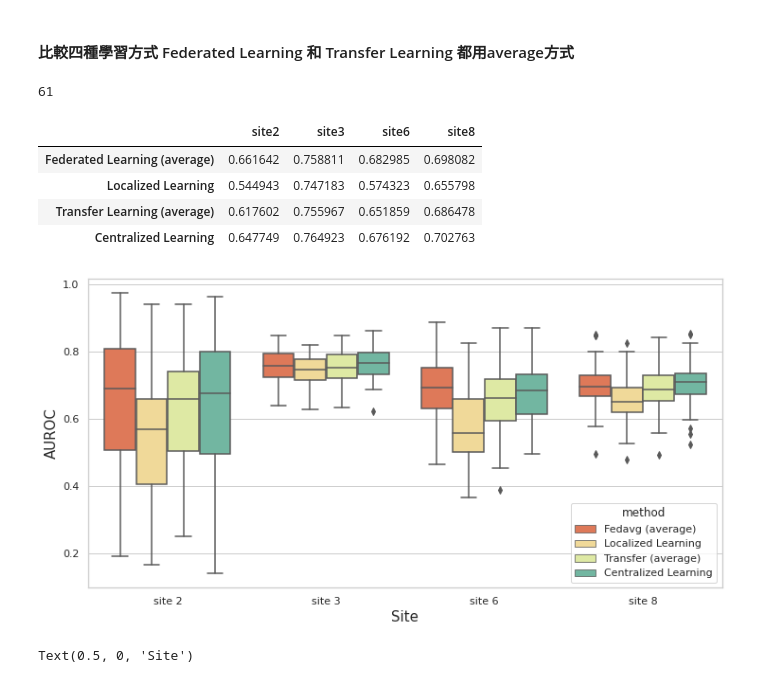
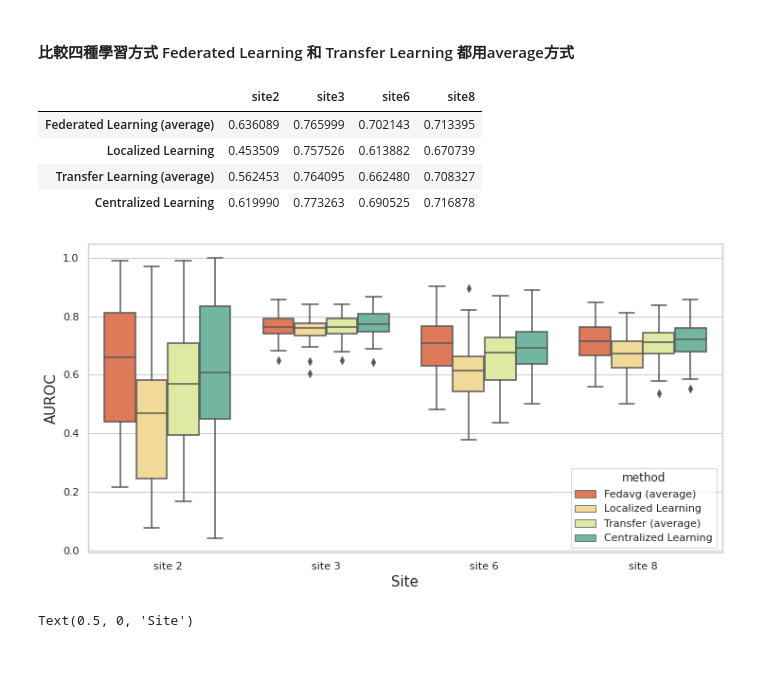
Before and after one commit to qqq951009/Federated_Learning, a Jupyter notebook: seerdb/data_visualization.ipynb, the cells around one changed output. Cells and saved outputs as stored; diff of their text form; code cells hidden in the pictures.

Commit message:
Use fill median (conference version) as the imputation method

```diff
--- a/seerdb/data_visualization.ipynb
+++ b/seerdb/data_visualization.ipynb
@@ -8,7 +8,7 @@ import matplotlib.pyplot as plt
 from statsmodels.stats.multicomp import MultiComparison
 from statsmodels.stats.multicomp import pairwise_tukeyhsd
 # %%
-directory = '/home/refu0917/lungcancer/remote_output1/output_folder/imputation_test_folder/df_fedavg_average'
+directory = '/home/refu0917/lungcancer/remote_output1/output_folder/drop_and_fill_folder/df_fedavg_average'
 fedavg = pd.DataFrame()
 for i in [2,3,6,8]:
     fedavg[f'site{i}'] = pd.read_csv(directory+str(i)+'.csv',index_col = [0])
@@ -17,8 +15,8 @@ for i in [2,3,6,8]:
 # %%
 #fedavg = pd.read_csv('/home/refu0917/lungcancer/remote_output1/output_folder/df_fedavg_average.csv', index_col=[0])
-local_df = pd.read_csv('/home/refu0917/lungcancer/remote_output1/output_folder/imputation_test_folder/local_val_df.csv', index_col=[0])
-centralized_df = pd.read_csv('/home/refu0917/lungcancer/remote_output1/output_folder/imputation_test_folder/centralized_score.csv', index_col=[0])
-transfer = pd.read_csv('/home/refu0917/lungcancer/remote_output1/output_folder/imputation_test_folder/transfer_learning_score.csv', index_col=[0])
+local_df = pd.read_csv('/home/refu0917/lungcancer/remote_output1/output_folder/drop_and_fill_folder/local_val_df.csv', index_col=[0])
+centralized_df = pd.read_csv('/home/refu0917/lungcancer/remote_output1/output_folder/drop_and_fill_folder/centralized_score.csv', index_col=[0])
+transfer = pd.read_csv('/home/refu0917/lungcancer/remote_output1/output_folder/drop_and_fill_folder/transfer_learning_score.csv', index_col=[0])
 # %%
 def concat(df,method):
     temp = pd.concat([df['site2'],df['site3'],df['site6'],df['site8']])
@@ -68,10 +66,6 @@ Text(0.5, 0, 'Site')
 [figure]
 # %% [markdown]
 #### 比較四種學習方式 Federated Learning 和 Transfer Learning 都用average方式
-# %%
-len(fedavg)
-# %% [output]
-61
 # %%
 local = concat(local_df,'Localized Learning')
 central = concat(centralized_df,'Centralized Learning')
@@ -81,10 +75,10 @@ boxplot_all = pd.concat([df_fedavg,local,df_transfer,central])
 pd.DataFrame(data=[fedavg.mean(), local_df.mean(), transfer.mean(), centralized_df.mean()],index =['Federated Learning (average)', 'Localized Learning' ,'Transfer Learning (average)', 'Centralized Learning'])
 # %% [output]
 |  | site2 | site3 | site6 | site8 |
-| Federated Learning (average) | 0.661642 | 0.758811 | 0.682985 | 0.698082 |
-| Localized Learning | 0.544943 | 0.747183 | 0.574323 | 0.655798 |
-| Transfer Learning (average) | 0.617602 | 0.755967 | 0.651859 | 0.686478 |
-| Centralized Learning | 0.647749 | 0.764923 | 0.676192 | 0.702763 |
+| Federated Learning (average) | 0.636089 | 0.765999 | 0.702143 | 0.713395 |
+| Localized Learning | 0.453509 | 0.757526 | 0.613882 | 0.670739 |
+| Transfer Learning (average) | 0.562453 | 0.764095 | 0.662480 | 0.708327 |
+| Centralized Learning | 0.619990 | 0.773263 | 0.690525 | 0.716878 |
 # %%
 '''
 'BuPu', 'BuPu_r', 'CMRmap', 'CMRmap_r', 'Dark2', 'Dark2_r', 'GnBu', 'GnBu_r', 'Greens', 'Greens_r', 'Greys', 'Greys_r', 'OrRd',
@@ -103,15 +97,15 @@ pd.DataFrame(data=[fedavg.mean(), local_df.mean(), transfer.mean(), centralized_
 'twilight', 'twilight_r', 'twilight_shifted', 'twilight_shifted_r', 'viridis', 'viridis_r', 'vlag', 'vlag_r', 'winter', 'winter_r'
 '''
 # %%
-filename = 'target01'
+filename = 'drop_and_fill'
 sns.set(style='whitegrid')
 plt.figure(figsize=(12,6))
 ax = sns.boxplot(x = 'site',y='mean',hue='method',data=boxplot_all, palette="Spectral",linewidth=1.5)
 ax.set_ylabel("AUROC",fontsize=15)
 ax.set_xlabel("Site",fontsize=15)
 plt.savefig('/home/refu0917/lungcancer/remote_output1/img_folder/'+filename)
 # %% [output]
-[figure, old version]
+[figure, new version]
 # %%
 sns.set(style='whitegrid')
 plt.figure(figsize=(12,6))
```
Also changed, not shown: parts of 1 cell of this notebook, 31 other files.
